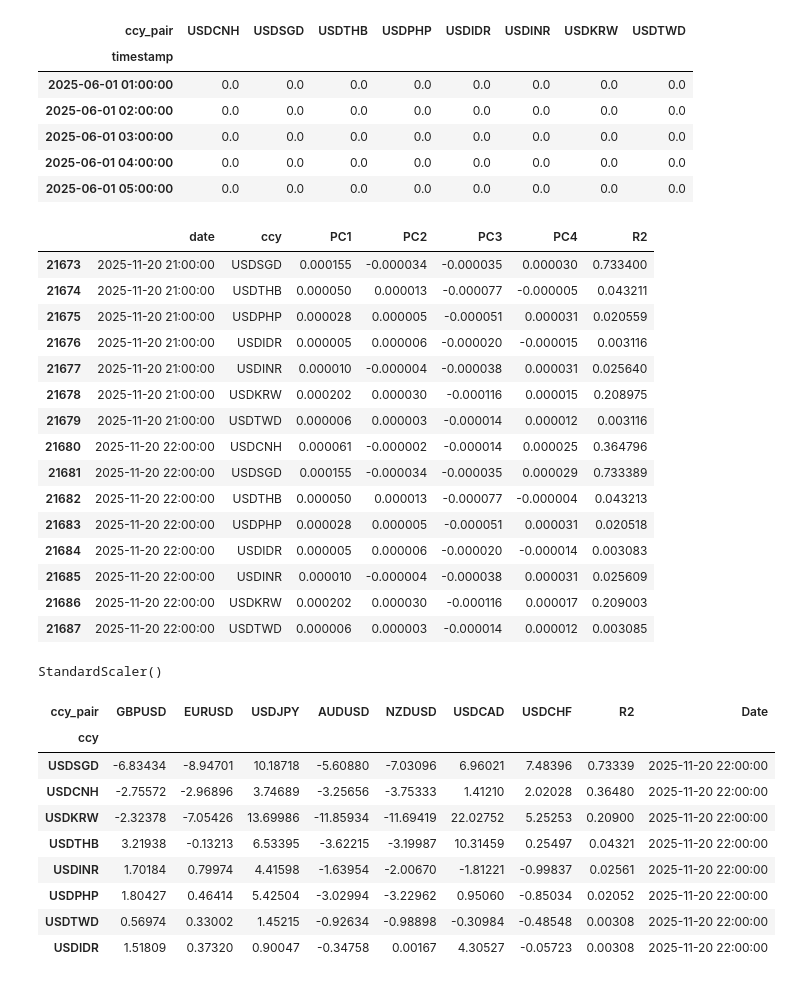
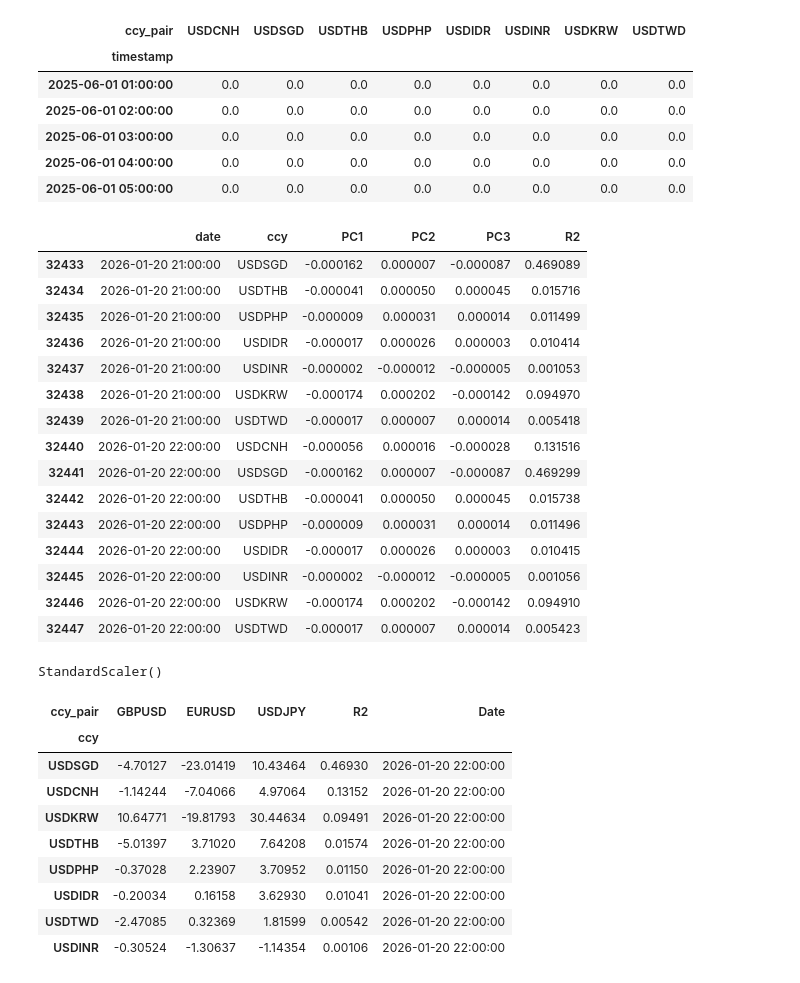
Before and after one commit to joshuachoy0711/projects, a Jupyter notebook: analyses/beta.ipynb, the cells around one changed output. Cells and saved outputs as stored; diff of their text form; code cells hidden in the pictures.

```diff
--- a/analyses/beta.ipynb
+++ b/analyses/beta.ipynb
@@ -21,15 +17,15 @@ from sklearn.metrics import mean_squared_error
 df = snowflake_client.fetch(f"""
     SELECT *, ((BID_OUTRIGHT+OFFER_OUTRIGHT)/2) as mid
     FROM RPT_TREASURY.INT_ASSET_PRICING__FX_QUOTE_SNAPSHOT_HOURLY
-    WHERE CCY_PAIR IN ('EURUSD', 'GBPUSD', 'USDJPY', 'AUDUSD',
-                            'NZDUSD','USDCAD', 'USDCNH', 'USDSGD',
+    WHERE CCY_PAIR IN ('EURUSD', 'GBPUSD', 'USDJPY', 'EURGBP',
+                            'USDCNH', 'USDSGD',
                             'USDMYR', 'USDIDR', 'USDINR',
-                            'USDPHP', 'USDTWD', 'USDCHF', 'USDTHB',
+                            'USDPHP', 'USDTWD', 'USDTHB',
                             'USDKRW')
     AND TENOR_CODE = 'SP'
     AND INSTRUMENT_TYPE = 'FXSpot'
     AND PROVIDER = 'BLOOMBERG'
-    AND TIMESTAMP BETWEEN '2025-06-01 00:00:00' AND '2025-11-20 23:59:59'
+    AND TIMESTAMP BETWEEN '2025-06-01 00:00:00' AND '2026-01-20 23:59:59'
 """)
 ccy_df = df.pivot(index='timestamp', columns='ccy_pair', values='mid')
 ccy_df.head()
@@ -90,15 +87,13 @@ log_returns.describe()
 from sklearn.decomposition import PCA
 from sklearn.preprocessing import StandardScaler
 
-macro_rets = log_returns[['GBPUSD' ,'EURUSD', 'USDJPY',
-                          'AUDUSD', 'NZDUSD', 'USDCAD',
-                          'USDCHF']]
+macro_rets = log_returns[['GBPUSD' ,'EURUSD', 'USDJPY']]
 
 
 # scaling data
 scaler = StandardScaler()
 scaled_data = scaler.fit_transform(macro_rets.dropna())
-pca = PCA(n_components=4).fit(scaled_data)
+pca = PCA(n_components=3).fit(scaled_data)
 
 print("Explained variance ratio:", pca.explained_variance_ratio_)
 print("Cumulative explained variance:", pca.explained_variance_ratio_.sum())
@@ -171,7 +161,7 @@ fx_returns.head()
 
 window_pca = 30*24    # 3 month PCA window
 window_reg = 30*24    # 60-day regression window
-n_components = 4
+n_components = 3
 
 pca_betas = []
 
@@ -202,22 +192,22 @@ for end_idx in range(window_pca + window_reg, len(macro_rets)):
 pca_beta_df = pd.DataFrame(pca_betas)
 pca_beta_df.iloc[-15:]
 # %% [output]
-|  | date | ccy | PC1 | PC2 | PC3 | PC4 | R2 |
-| 21673 | 2025-11-20 21:00:00 | USDSGD | 0.000155 | -0.000034 | -0.000035 | 0.000030 | 0.733400 |
-| 21674 | 2025-11-20 21:00:00 | USDTHB | 0.000050 | 0.000013 | -0.000077 | -0.000005 | 0.043211 |
-| 21675 | 2025-11-20 21:00:00 | USDPHP | 0.000028 | 0.000005 | -0.000051 | 0.000031 | 0.020559 |
-| 21676 | 2025-11-20 21:00:00 | USDIDR | 0.000005 | 0.000006 | -0.000020 | -0.000015 | 0.003116 |
-| 21677 | 2025-11-20 21:00:00 | USDINR | 0.000010 | -0.000004 | -0.000038 | 0.000031 | 0.025640 |
-| 21678 | 2025-11-20 21:00:00 | USDKRW | 0.000202 | 0.000030 | -0.000116 | 0.000015 | 0.208975 |
-| 21679 | 2025-11-20 21:00:00 | USDTWD | 0.000006 | 0.000003 | -0.000014 | 0.000012 | 0.003116 |
-| 21680 | 2025-11-20 22:00:00 | USDCNH | 0.000061 | -0.000002 | -0.000014 | 0.000025 | 0.364796 |
-| 21681 | 2025-11-20 22:00:00 | USDSGD | 0.000155 | -0.000034 | -0.000035 | 0.000029 | 0.733389 |
-| 21682 | 2025-11-20 22:00:00 | USDTHB | 0.000050 | 0.000013 | -0.000077 | -0.000004 | 0.043213 |
-| 21683 | 2025-11-20 22:00:00 | USDPHP | 0.000028 | 0.000005 | -0.000051 | 0.000031 | 0.020518 |
-| 21684 | 2025-11-20 22:00:00 | USDIDR | 0.000005 | 0.000006 | -0.000020 | -0.000014 | 0.003083 |
-| 21685 | 2025-11-20 22:00:00 | USDINR | 0.000010 | -0.000004 | -0.000038 | 0.000031 | 0.025609 |
-| 21686 | 2025-11-20 22:00:00 | USDKRW | 0.000202 | 0.000030 | -0.000116 | 0.000017 | 0.209003 |
-| 21687 | 2025-11-20 22:00:00 | USDTWD | 0.000006 | 0.000003 | -0.000014 | 0.000012 | 0.003085 |
+|  | date | ccy | PC1 | PC2 | PC3 | R2 |
+| 32433 | 2026-01-20 21:00:00 | USDSGD | -0.000162 | 0.000007 | -0.000087 | 0.469089 |
+| 32434 | 2026-01-20 21:00:00 | USDTHB | -0.000041 | 0.000050 | 0.000045 | 0.015716 |
+| 32435 | 2026-01-20 21:00:00 | USDPHP | -0.000009 | 0.000031 | 0.000014 | 0.011499 |
+| 32436 | 2026-01-20 21:00:00 | USDIDR | -0.000017 | 0.000026 | 0.000003 | 0.010414 |
+| 32437 | 2026-01-20 21:00:00 | USDINR | -0.000002 | -0.000012 | -0.000005 | 0.001053 |
+| 32438 | 2026-01-20 21:00:00 | USDKRW | -0.000174 | 0.000202 | -0.000142 | 0.094970 |
+| 32439 | 2026-01-20 21:00:00 | USDTWD | -0.000017 | 0.000007 | 0.000014 | 0.005418 |
+| 32440 | 2026-01-20 22:00:00 | USDCNH | -0.000056 | 0.000016 | -0.000028 | 0.131516 |
+| 32441 | 2026-01-20 22:00:00 | USDSGD | -0.000162 | 0.000007 | -0.000087 | 0.469299 |
+| 32442 | 2026-01-20 22:00:00 | USDTHB | -0.000041 | 0.000050 | 0.000045 | 0.015738 |
+| 32443 | 2026-01-20 22:00:00 | USDPHP | -0.000009 | 0.000031 | 0.000014 | 0.011496 |
+| 32444 | 2026-01-20 22:00:00 | USDIDR | -0.000017 | 0.000026 | 0.000003 | 0.010415 |
+| 32445 | 2026-01-20 22:00:00 | USDINR | -0.000002 | -0.000012 | -0.000005 | 0.001056 |
+| 32446 | 2026-01-20 22:00:00 | USDKRW | -0.000174 | 0.000202 | -0.000142 | 0.094910 |
+| 32447 | 2026-01-20 22:00:00 | USDTWD | -0.000017 | 0.000007 | 0.000014 | 0.005423 |
 # %%
 loadings = pd.DataFrame(pca.components_.T, index=macro_rets.columns, columns=[f'PC{i+1}' for i in range(pca.n_components_)])
 # %%
@@ -228,39 +218,39 @@ StandardScaler()
 # %%
 # --- Step 1: pick the latest snapshot per currency ---
 latest_date = pca_beta_df['date'].max()
 snapshot = (
     pca_beta_df[pca_beta_df['date'] == latest_date]
     .set_index('ccy')
-    [['PC1','PC2','PC3','PC4','R2']]
+    [['PC1','PC2','PC3','R2']]
 )
 
 # --- Step 2: align with loadings ---
 pc_cols = [c for c in snapshot.columns if c.startswith('PC')]
 W = loadings[pc_cols]   # rows = original variables, cols = PCs
 
 # --- Step 3: map FX→PC betas to standardized original drivers ---
 beta_stdX = snapshot[pc_cols].dot(W.T)
 
 # --- Step 4: undo standardization (back to real-world units) ---
 driver_scales = pd.Series(scaler.scale_, index=W.index)
 fx_to_orig = beta_stdX.div(driver_scales, axis=1)
 
 # --- Step 5: convert to bps per 1% driver move ---
 fx_to_orig_bps_per_1pct = fx_to_orig * 100
 
 # --- Step 6: add metadata and pretty print ---
 fx_to_orig_bps_per_1pct['R2'] = snapshot['R2']
 fx_to_orig_bps_per_1pct['Date'] = latest_date
 fx_to_orig_bps_per_1pct = fx_to_orig_bps_per_1pct.sort_values('R2', ascending = False)
 fx_to_orig_bps_per_1pct.round(5)
 # %% [output]
-| ccy_pair | GBPUSD | EURUSD | USDJPY | AUDUSD | NZDUSD | USDCAD | USDCHF | R2 | Date |
-| ccy |  |  |  |  |  |  |  |  |  |
-| USDSGD | -6.83434 | -8.94701 | 10.18718 | -5.60880 | -7.03096 | 6.96021 | 7.48396 | 0.73339 | 2025-11-20 22:00:00 |
-| USDCNH | -2.75572 | -2.96896 | 3.74689 | -3.25656 | -3.75333 | 1.41210 | 2.02028 | 0.36480 | 2025-11-20 22:00:00 |
-| USDKRW | -2.32378 | -7.05426 | 13.69986 | -11.85934 | -11.69419 | 22.02752 | 5.25253 | 0.20900 | 2025-11-20 22:00:00 |
-| USDTHB | 3.21938 | -0.13213 | 6.53395 | -3.62215 | -3.19987 | 10.31459 | 0.25497 | 0.04321 | 2025-11-20 22:00:00 |
-| USDINR | 1.70184 | 0.79974 | 4.41598 | -1.63954 | -2.00670 | -1.81221 | -0.99837 | 0.02561 | 2025-11-20 22:00:00 |
-| USDPHP | 1.80427 | 0.46414 | 5.42504 | -3.02994 | -3.22962 | 0.95060 | -0.85034 | 0.02052 | 2025-11-20 22:00:00 |
-| USDTWD | 0.56974 | 0.33002 | 1.45215 | -0.92634 | -0.98898 | -0.30984 | -0.48548 | 0.00308 | 2025-11-20 22:00:00 |
-| USDIDR | 1.51809 | 0.37320 | 0.90047 | -0.34758 | 0.00167 | 4.30527 | -0.05723 | 0.00308 | 2025-11-20 22:00:00 |
+| ccy_pair | GBPUSD | EURUSD | USDJPY | R2 | Date |
+| ccy |  |  |  |  |  |
+| USDSGD | -4.70127 | -23.01419 | 10.43464 | 0.46930 | 2026-01-20 22:00:00 |
+| USDCNH | -1.14244 | -7.04066 | 4.97064 | 0.13152 | 2026-01-20 22:00:00 |
+| USDKRW | 10.64771 | -19.81793 | 30.44634 | 0.09491 | 2026-01-20 22:00:00 |
+| USDTHB | -5.01397 | 3.71020 | 7.64208 | 0.01574 | 2026-01-20 22:00:00 |
+| USDPHP | -0.37028 | 2.23907 | 3.70952 | 0.01150 | 2026-01-20 22:00:00 |
+| USDIDR | -0.20034 | 0.16158 | 3.62930 | 0.01041 | 2026-01-20 22:00:00 |
+| USDTWD | -2.47085 | 0.32369 | 1.81599 | 0.00542 | 2026-01-20 22:00:00 |
+| USDINR | -0.30524 | -1.30637 | -1.14354 | 0.00106 | 2026-01-20 22:00:00 |
```
Also changed, not shown: parts of 10 cells of this notebook.
